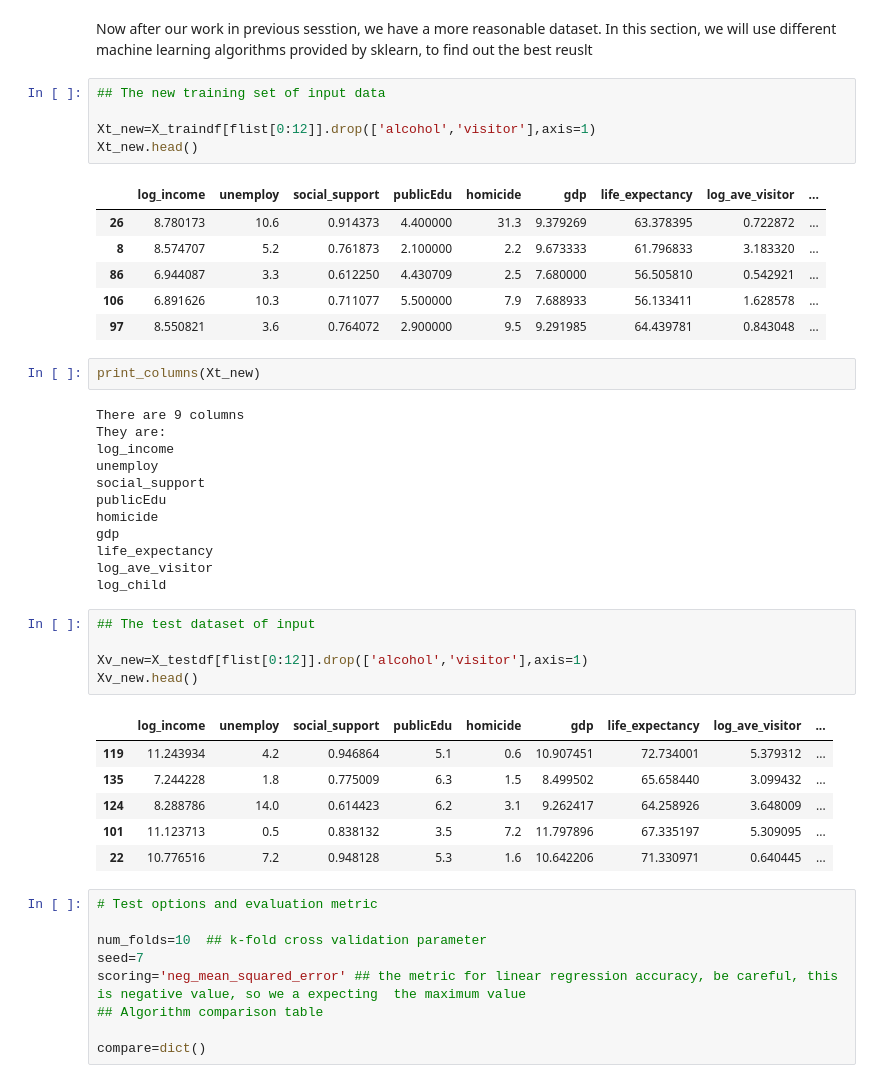
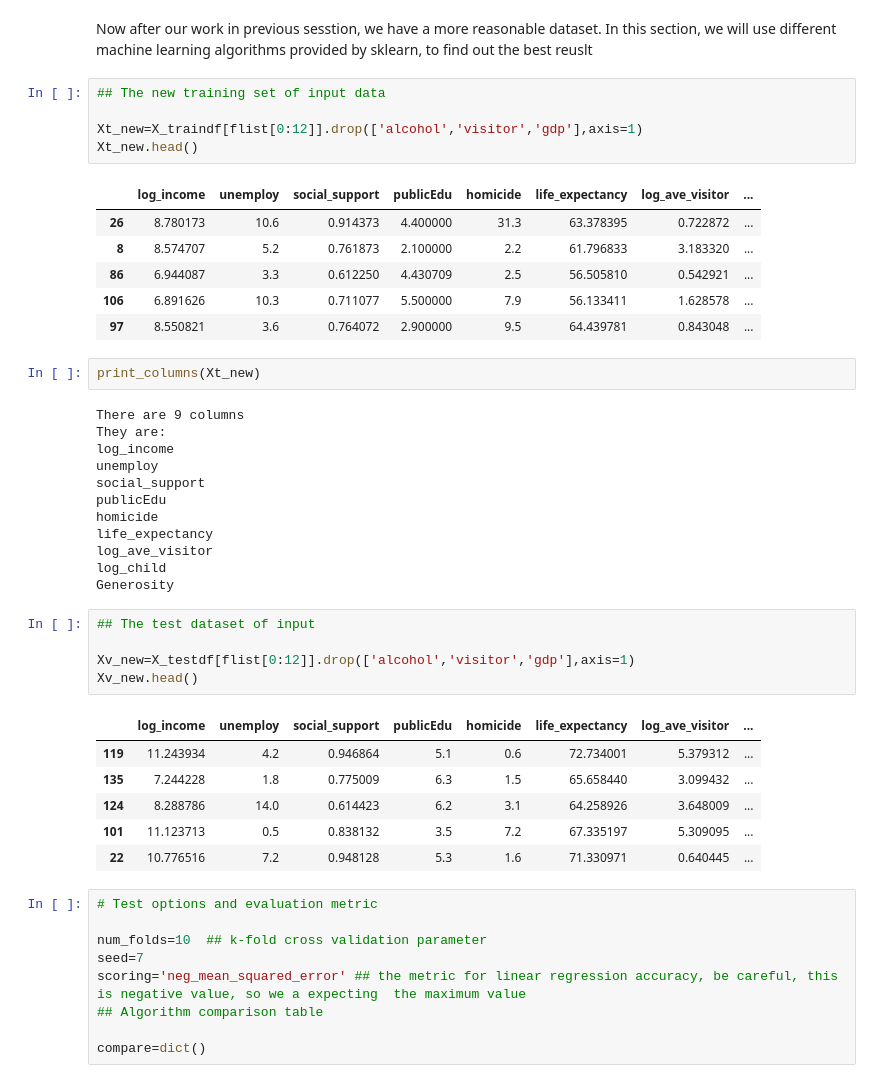
Before and after one commit to dangspin/SpringBoard_Projects, a Jupyter notebook: final_project/Regression_Analysis.ipynb, the cells around one changed output. Cells and saved outputs as stored; diff of their text form.

```diff
--- a/final_project/Regression_Analysis.ipynb
+++ b/final_project/Regression_Analysis.ipynb
@@ -500,15 +499,15 @@ Now after our work in previous sesstion, we have a more reasonable dataset. In t
 # %%
 ## The new training set of input data
 
-Xt_new=X_traindf[flist[0:12]].drop(['alcohol','visitor'],axis=1)
+Xt_new=X_traindf[flist[0:12]].drop(['alcohol','visitor','gdp'],axis=1)
 Xt_new.head()
 # %% [output]
-|  | log_income | unemploy | social_support | publicEdu | homicide | gdp | life_expectancy | log_ave_visitor | ... |
-| 26 | 8.780173 | 10.6 | 0.914373 | 4.400000 | 31.3 | 9.379269 | 63.378395 | 0.722872 | ... |
-| 8 | 8.574707 | 5.2 | 0.761873 | 2.100000 | 2.2 | 9.673333 | 61.796833 | 3.183320 | ... |
-| 86 | 6.944087 | 3.3 | 0.612250 | 4.430709 | 2.5 | 7.680000 | 56.505810 | 0.542921 | ... |
-| 106 | 6.891626 | 10.3 | 0.711077 | 5.500000 | 7.9 | 7.688933 | 56.133411 | 1.628578 | ... |
-| 97 | 8.550821 | 3.6 | 0.764072 | 2.900000 | 9.5 | 9.291985 | 64.439781 | 0.843048 | ... |
+|  | log_income | unemploy | social_support | publicEdu | homicide | life_expectancy | log_ave_visitor | ... |
+| 26 | 8.780173 | 10.6 | 0.914373 | 4.400000 | 31.3 | 63.378395 | 0.722872 | ... |
+| 8 | 8.574707 | 5.2 | 0.761873 | 2.100000 | 2.2 | 61.796833 | 3.183320 | ... |
+| 86 | 6.944087 | 3.3 | 0.612250 | 4.430709 | 2.5 | 56.505810 | 0.542921 | ... |
+| 106 | 6.891626 | 10.3 | 0.711077 | 5.500000 | 7.9 | 56.133411 | 1.628578 | ... |
+| 97 | 8.550821 | 3.6 | 0.764072 | 2.900000 | 9.5 | 64.439781 | 0.843048 | ... |
 # %%
 print_columns(Xt_new)
 # %% [output]
@@ -519,22 +518,22 @@ unemploy
 social_support
 publicEdu
 homicide
-gdp
 life_expectancy
 log_ave_visitor
 log_child
+Generosity
 # %%
 ## The test dataset of input
 
-Xv_new=X_testdf[flist[0:12]].drop(['alcohol','visitor'],axis=1)
+Xv_new=X_testdf[flist[0:12]].drop(['alcohol','visitor','gdp'],axis=1)
 Xv_new.head()
 # %% [output]
-|  | log_income | unemploy | social_support | publicEdu | homicide | gdp | life_expectancy | log_ave_visitor | ... |
-| 119 | 11.243934 | 4.2 | 0.946864 | 5.1 | 0.6 | 10.907451 | 72.734001 | 5.379312 | ... |
-| 135 | 7.244228 | 1.8 | 0.775009 | 6.3 | 1.5 | 8.499502 | 65.658440 | 3.099432 | ... |
-| 124 | 8.288786 | 14.0 | 0.614423 | 6.2 | 3.1 | 9.262417 | 64.258926 | 3.648009 | ... |
-| 101 | 11.123713 | 0.5 | 0.838132 | 3.5 | 7.2 | 11.797896 | 67.335197 | 5.309095 | ... |
-| 22 | 10.776516 | 7.2 | 0.948128 | 5.3 | 1.6 | 10.642206 | 71.330971 | 0.640445 | ... |
+|  | log_income | unemploy | social_support | publicEdu | homicide | life_expectancy | log_ave_visitor | ... |
+| 119 | 11.243934 | 4.2 | 0.946864 | 5.1 | 0.6 | 72.734001 | 5.379312 | ... |
+| 135 | 7.244228 | 1.8 | 0.775009 | 6.3 | 1.5 | 65.658440 | 3.099432 | ... |
+| 124 | 8.288786 | 14.0 | 0.614423 | 6.2 | 3.1 | 64.258926 | 3.648009 | ... |
+| 101 | 11.123713 | 0.5 | 0.838132 | 3.5 | 7.2 | 67.335197 | 5.309095 | ... |
+| 22 | 10.776516 | 7.2 | 0.948128 | 5.3 | 1.6 | 71.330971 | 0.640445 | ... |
 # %%
 # Test options and evaluation metric
 
```
Also changed, not shown: parts of 11 cells of this notebook.
